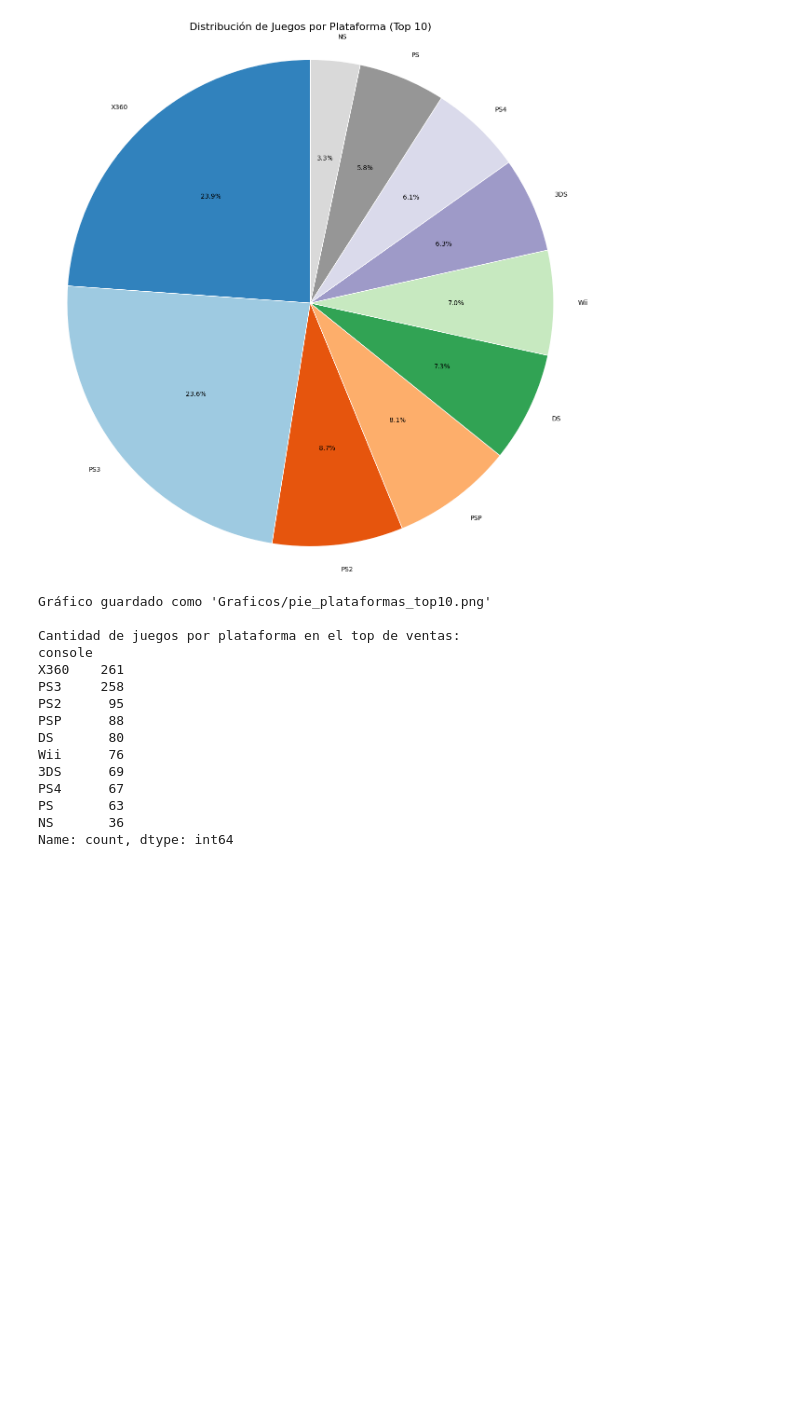
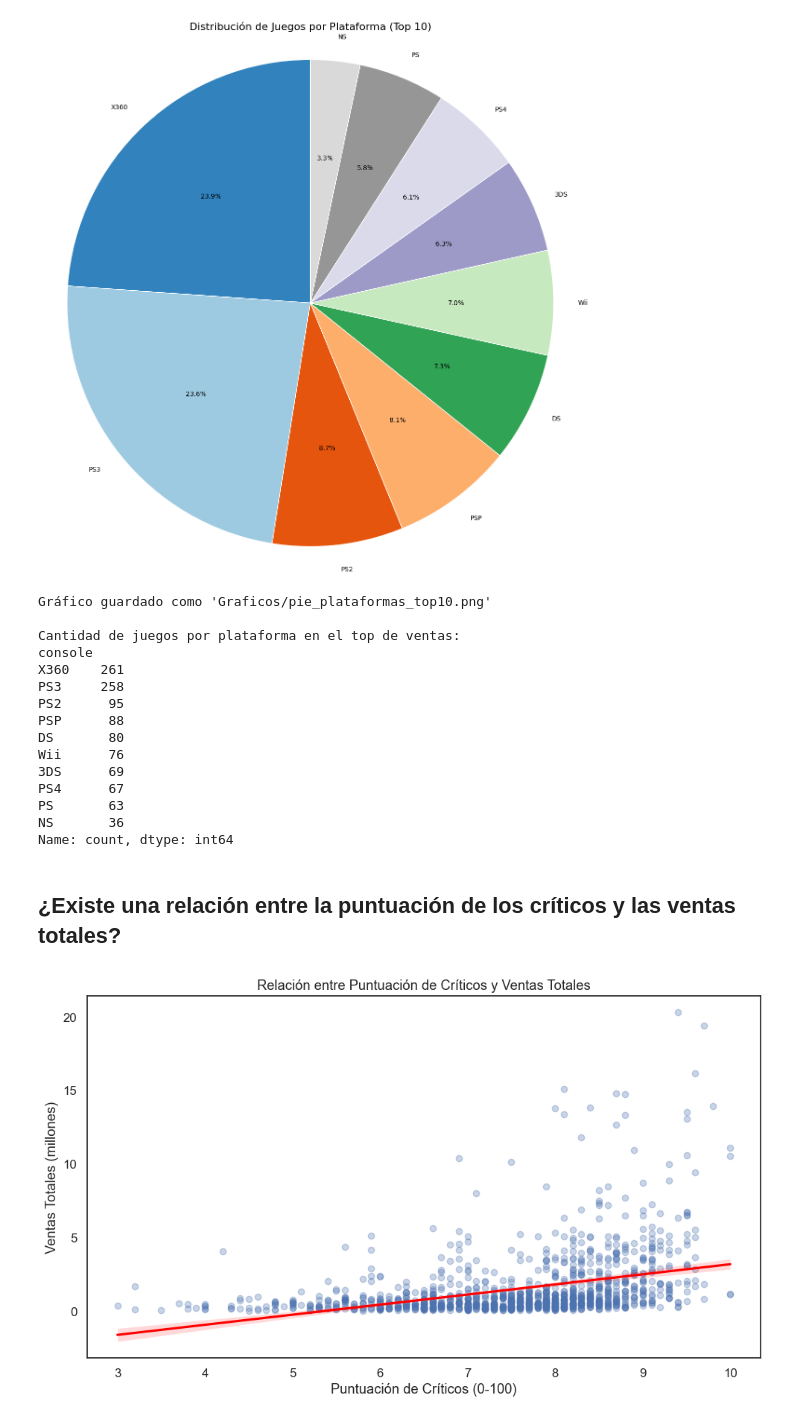
Before and after one commit to CamiloCuenca/Parcial-1-Visualizacion-Datos, a Jupyter notebook: Parcial1.ipynb, the cells around one changed output. Cells and saved outputs as stored; diff of their text form; code cells hidden in the pictures; blank space fills up the shorter version.

Commit message:
Se replanteo la ultima pregunta y se le realizo el grafico correspondiente.

```diff
--- a/Parcial1.ipynb
+++ b/Parcial1.ipynb
@@ -257,3 +261,36 @@ PS4      67
 PS       63
 NS       36
 Name: count, dtype: int64
+# %% [markdown]
+## ¿Existe una relación entre la puntuación de los críticos y las ventas totales?
+# %%
+
+plt.figure(figsize=(10, 6))
+
+
+sns.regplot(
+    x='critic_score',
+    y='total_sales',
+    data=df_cleaned,
+    scatter_kws={'alpha':0.3},
+    line_kws={'color':'red'}
+)
+
+# Añadir un título descriptivo al gráfico
+plt.title('Relación entre Puntuación de Críticos y Ventas Totales')
+
+# Etiqueta del eje X
+plt.xlabel('Puntuación de Críticos (0-100)')
+
+# Etiqueta del eje Y
+plt.ylabel('Ventas Totales (millones)')
+
+# Ajustar los márgenes del gráfico para que no se solapen los textos
+plt.tight_layout()
+
+# Guardar el gráfico como imagen en la carpeta "Graficos"
+
+plt.savefig('Graficos/relacion_calificaciones_ventas.png', dpi=300, bbox_inches='tight')
+plt.show()
+# %% [output]
+[figure, added]
```
Also changed, not shown: parts of 3 cells of this notebook, 2 other files.
